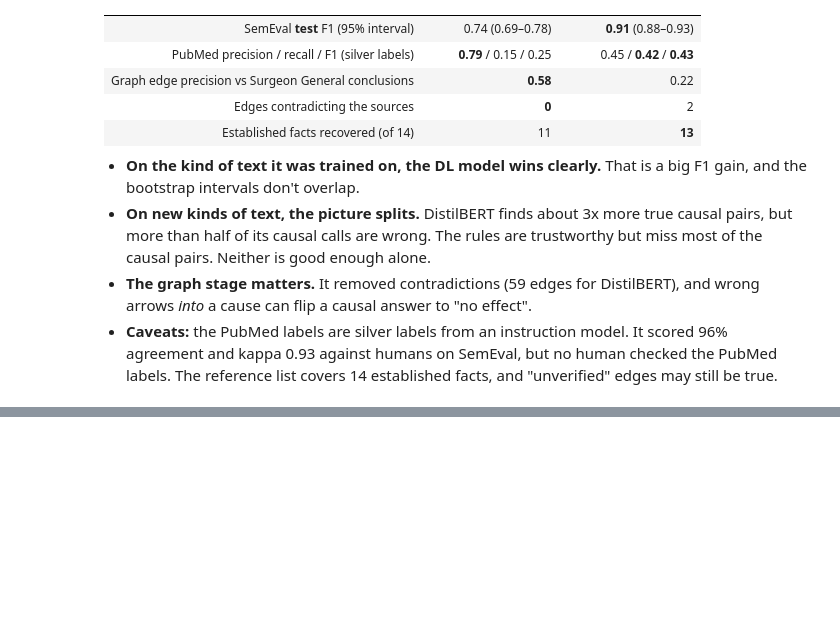
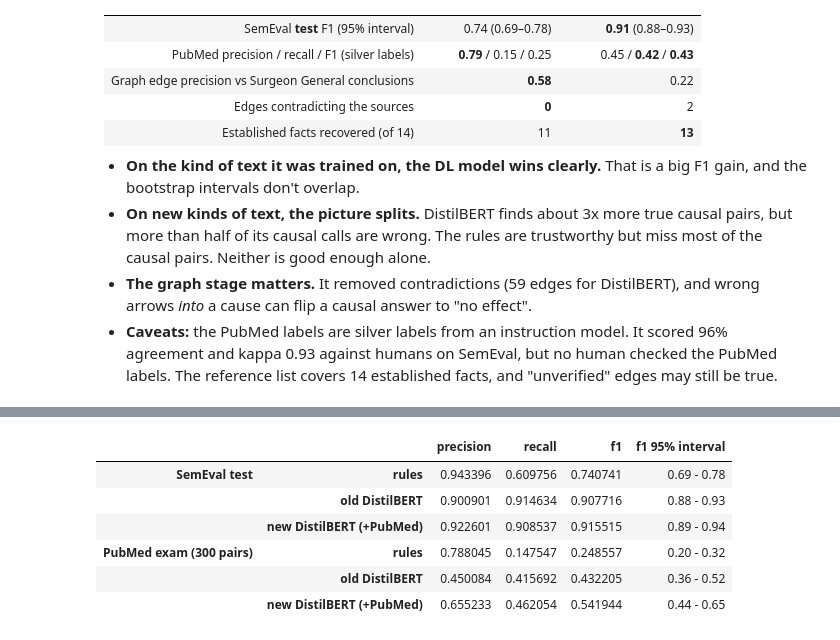
Before and after one commit to 111-DEBUG-111/Neuro-Symbolic-Causal-Inference-via-Language-Model-Knowledge-Extraction-and-Bayesian-Networks, a Jupyter notebook: causal_nlp.ipynb, the cells around one changed output, grey strips where cells are left out. Saved outputs shown, nothing was run; the diff lists cells and outputs as text; code cells hidden in the pictures; blank space fills up the shorter version.

```diff
--- a/causal_nlp.ipynb
+++ b/causal_nlp.ipynb
@@ -1997,0 +2124,19 @@ query_check
+# %%
+test = df[df.split == "test"].copy()
+test["bert2_pred"], _ = predict(bert_pm, test.tagged, batch_size=16)
+pairs["bert2_pred"], pairs["bert2_conf"] = predict(bert_pm, pairs.tagged, batch_size=16)
+pm_sample["bert2_pred"] = pairs.loc[pm_sample.index, "bert2_pred"]
+pm_eval2 = pm_sample.merge(claude_pm, on="item")
+assert len(pm_eval2) == 300
+
+three = lambda frame: {"rules": frame.rules_pred, "old DistilBERT": frame.bert_pred, "new DistilBERT (+PubMed)": frame.bert2_pred}
+pd.concat({"SemEval test": score_table(test.gold_dir, three(test)),
+           "PubMed exam (300 pairs)": score_table(pm_eval2.label, three(pm_eval2), weight=pm_eval2.weight, strata=pm_eval2.stratum)})
+# %% [output]
+|  |  | precision | recall | f1 | f1 95% interval |
+| SemEval test | rules | 0.943396 | 0.609756 | 0.740741 | 0.69 - 0.78 |
+|  | old DistilBERT | 0.900901 | 0.914634 | 0.907716 | 0.88 - 0.93 |
+|  | new DistilBERT (+PubMed) | 0.922601 | 0.908537 | 0.915515 | 0.89 - 0.94 |
+| PubMed exam (300 pairs) | rules | 0.788045 | 0.147547 | 0.248557 | 0.20 - 0.32 |
+|  | old DistilBERT | 0.450084 | 0.415692 | 0.432205 | 0.36 - 0.52 |
+|  | new DistilBERT (+PubMed) | 0.655233 | 0.462054 | 0.541944 | 0.44 - 0.65 |
```
Also changed, not shown: parts of 22 cells of this notebook, 7 other files.
